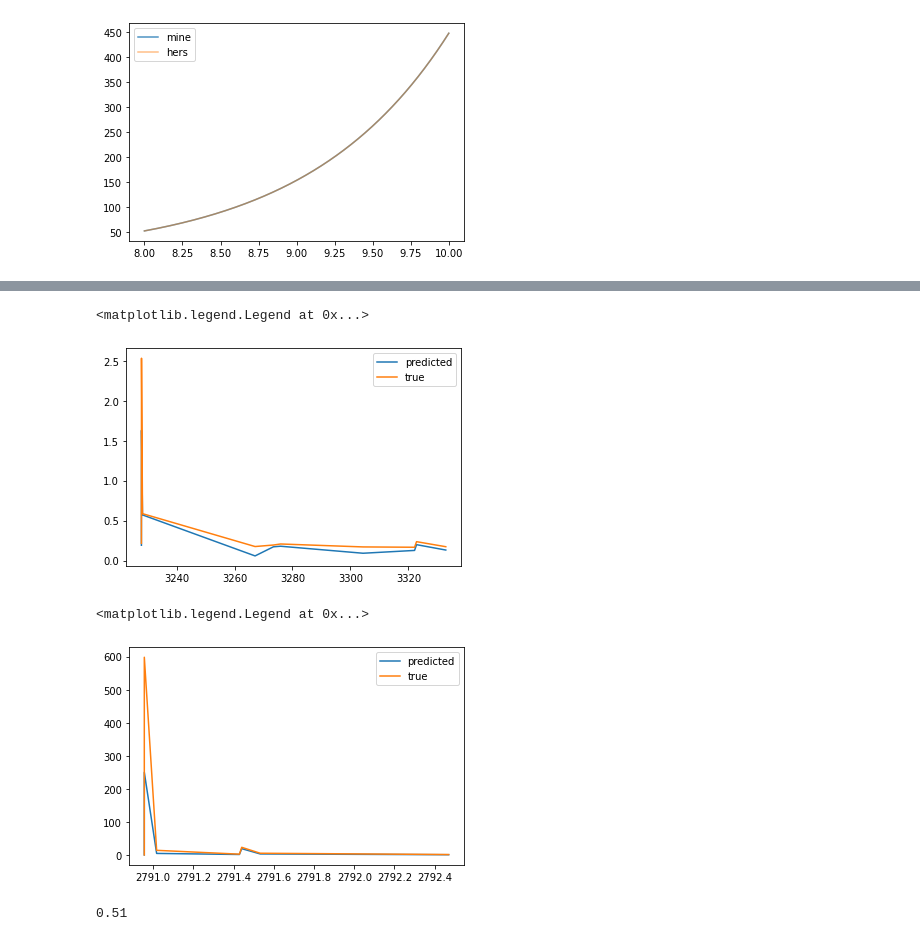
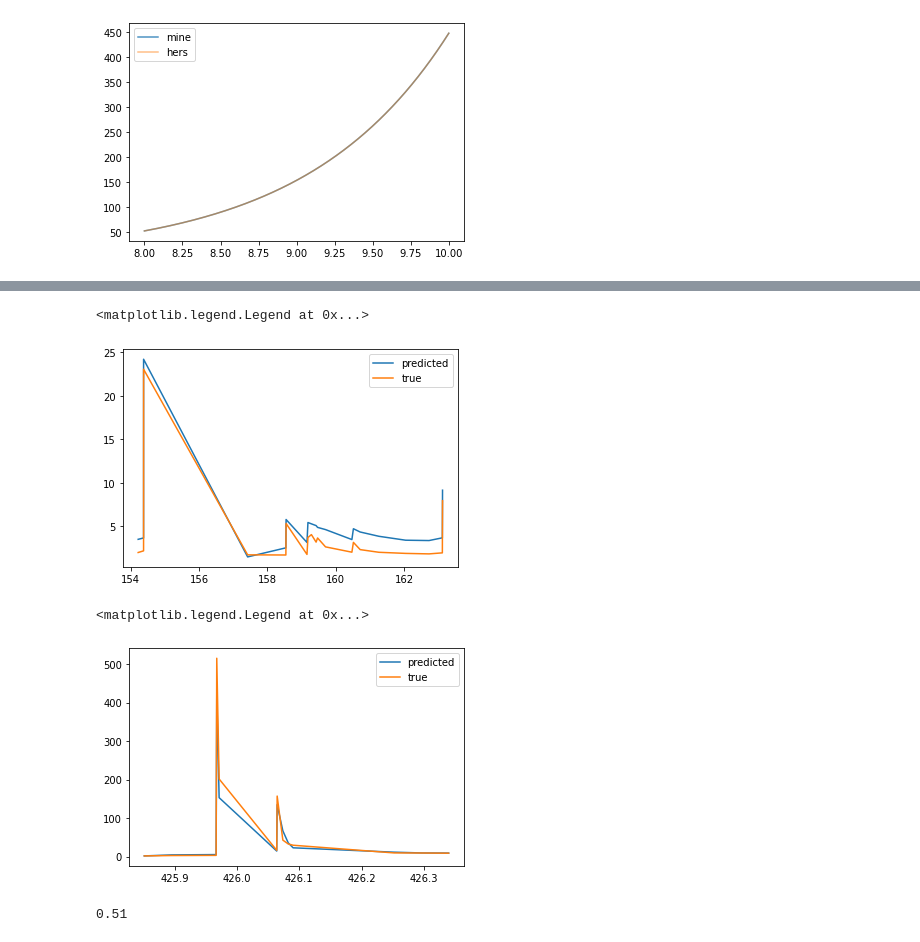
Before and after one commit to ss15859/Neural_Point_Process, a Jupyter notebook: Simulation/troubleshooting_simulation.ipynb, the cells around one changed output, grey strips where cells are left out. Saved outputs shown, nothing was run; the diff lists cells and outputs as text; code cells hidden in the pictures.

```diff
--- a/Simulation/troubleshooting_simulation.ipynb
+++ b/Simulation/troubleshooting_simulation.ipynb
@@ -32,12 +32,12 @@ mc=3.6
 beta=2.4
 
 params = {
-    'log10_mu': -7.5,
+    'log10_mu': -6.0,
     'log10_k0': -2.49,
     'a': 1.69,
     'log10_c': -2.95,
-    'omega': -0.02,
-    'log10_tau': 10.99,
+    'omega': -0.03,
+    'log10_tau': 3.99,
     'log10_d': -0.35,
     'gamma': 1.22,
     'rho': 0.51,
@@ -187,11 +190,17 @@ upper_gamma_ext(-w, c/tau)
 # %% [output]
 12.146469167682966
 # %%
-t = simulate_aftershock_time(params["log10_c"], w, params["log10_tau"], size=100000)
+# t = simulate_aftershock_time(params["log10_c"], w, params["log10_tau"], size=100000)
+def f(x):
+    return np.exp(-(x+c)/tau)/(gammaincc(-w,c/tau)*tau*np.power(((x+c)/tau),1+w)*gamma(-w))
 
-density = gaussian_kde(t)
-x=np.linspace(0,5000,100000)
-plt.plot(x,density(x))
+
+
+# density = gaussian_kde(t)
+x=np.linspace(0,0.2,100000)
+# plt.plot(x,density(x))
 # # plt.hist(t,density=True)
-plt.plot(x,h(x/100000)/605000)
+plt.plot(x,h(x),label='As stated in paper')
+plt.plot(x,f(x),label='Reverse engineered from code')
+plt.legend()
 # %% [output]
@@ -250,7 +259,7 @@ def marked_ETAS_intensity(Tdat,Mdat):
 
         cumulative = 0
         for j in range(1,i):
-            cumulative += k(Mdat[j])*h(Tdat[i]-Tdat[j])
+            cumulative += k(Mdat[j])*f(Tdat[i]-Tdat[j])
 
 
         lam[i] = ground*area + cumulative
@@ -262,7 +271,7 @@ def marked_likelihood(Tdat,Mdat,maxTime):
     temp = np.log(ground*area)
     for i in range(1,len(Tdat)):
 
-        temp += np.log(ground + sum(k(Mdat[:(i )]) * h(Tdat[i] - Tdat[:(i)]))+1e-7)
+        temp += np.log(ground*area + sum(k(Mdat[:(i )]) * f(Tdat[i] - Tdat[:(i)]))+1e-7)
 
     temp = temp - ground*maxTime*area
     temp = temp - sum(k(Mdat) * H(maxTime - Tdat))
@@ -409,23 +418,23 @@ True mean negative log-likelihood per event:  2.3325355852115384
 timesplot=times[time_step+1:]
 lam=lam[time_step+1:]
 # %%
-i = 450
-index=range(i,i+10)
+i = 390
+index=range(i,i+20)
 plt.plot(timesplot[index],l_test[index],label='predicted')
-plt.plot(timesplot[index],np.pi*lam[index],label='true')
+plt.plot(timesplot[index],lam[index],label='true')
 plt.legend()
 # %% [output]
 <matplotlib.legend.Legend at 0x...>
-[figure, old version]
+[figure, new version]
 # %%
-i = 329
-index=range(i,i+7)
+i = 1076
+index=range(i,i+13)
 plt.plot(timesplot[index],l_test[index],label='predicted')
-plt.plot(timesplot[index],np.pi*lam[index],label='true')
+plt.plot(timesplot[index],lam[index],label='true')
 plt.legend()
 # %% [output]
 <matplotlib.legend.Legend at 0x...>
-[figure, old version]
+[figure, new version]
 # %%
 rho
 # %% [output]
```
Also changed, not shown: parts of 11 cells of this notebook, 2 other files.
